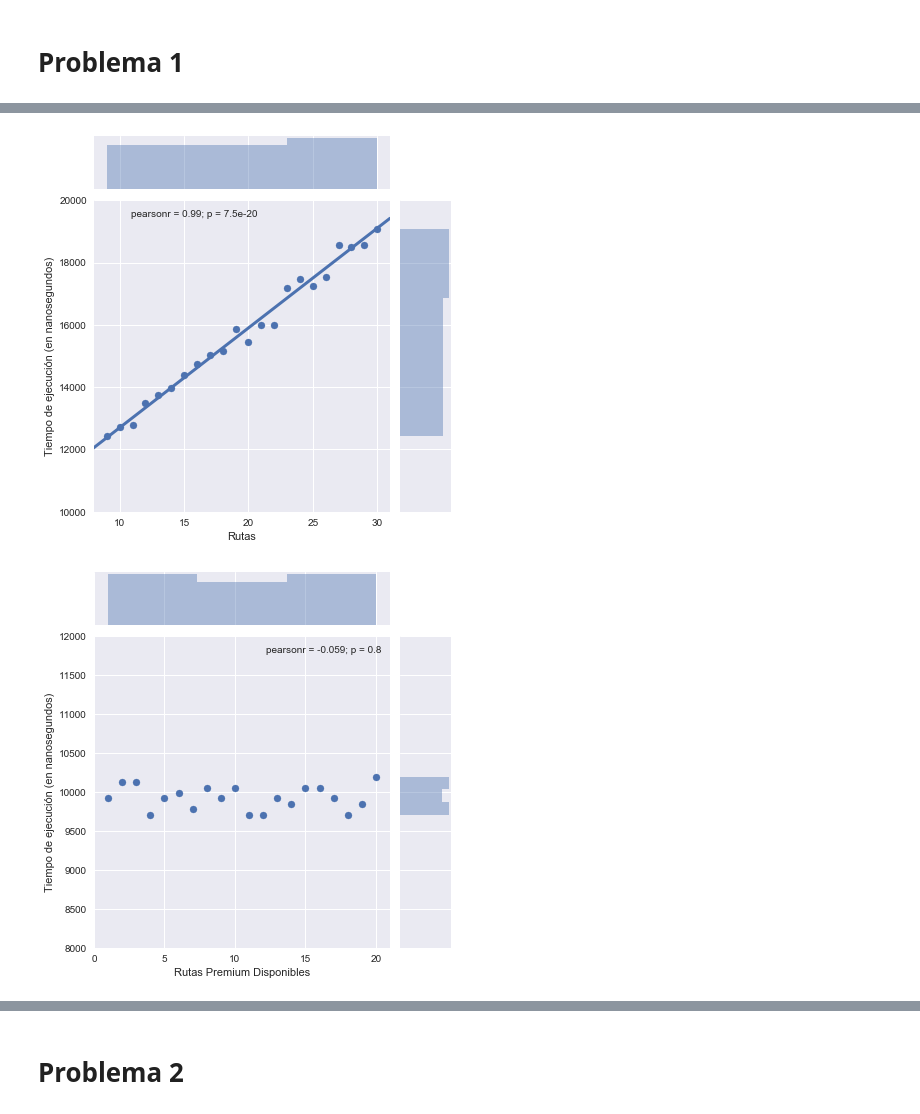
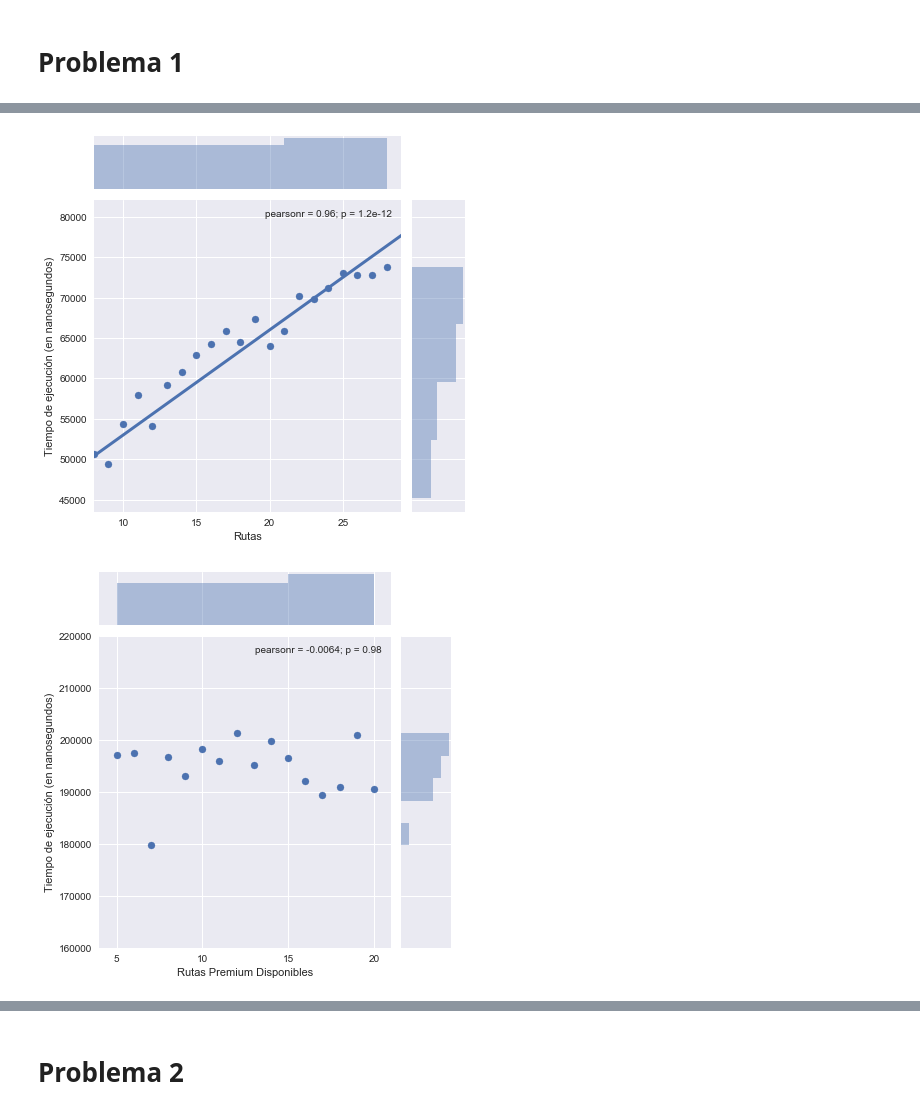
Before and after one commit to ZebaSz/algo3-tp2, a Jupyter notebook: informe/data/Algo3-TP2.ipynb, the cells around one changed output, grey strips where cells are left out. Saved outputs shown, nothing was run; the diff lists cells and outputs as text; code cells hidden in the pictures.

```diff
--- a/informe/data/Algo3-TP2.ipynb
+++ b/informe/data/Algo3-TP2.ipynb
@@ -38,24 +38,25 @@ plt.show()
 # %%
-dfB = df[(df.Ciudades == 10) & (df.Rutas > 0) & (df.TotalPremium == 3) & (df.LimitePremium == 2)]
+dfB = df[(df.Ciudades == 8) & (df.Rutas > 0) & (df.TotalPremium == 4) & (df.LimitePremium == 2)]
 
 #g = sns.lmplot(x='Rutas', y='Nanosegundos', data=dfB, size=7, aspect=1.4)
 #g.set(ylim=(0,20000))
 
 g = sns.jointplot(
     x=rutas, y=ns, data=dfB,
-    xlim=(8, 31), ylim=(10000,20000)
+    xlim=(8, 29)
 )
 g.set_axis_labels(xlabel=rutas, ylabel=tiempo)
+g.ax_joint.set(xticks=[10,15,20,25])
 
 nodos = range(7,32)
-complejidad = [(320 * n + 9500) for n in nodos]
+complejidad = [(1300 * n + 40000) for n in nodos]
 g.ax_joint.plot(nodos, complejidad, linewidth=3, color='#4C72B0', zorder=3)
 
 plt.show()
 # %% [output]
-[figure, old version]
+[figure, new version]
 # %%
-dfC = df[(df.Ciudades == 10) & (df.Rutas == 20) & (df.TotalPremium > 0) & (df.LimitePremium == 1)]
+dfC = df[(df.Ciudades == 10) & (df.Rutas == 30) & (df.TotalPremium > 0) & (df.LimitePremium == 5)]
 
 #g = sns.lmplot(x='TotalPremium', y='Nanosegundos', data=dfC, size=7, aspect=1.4)
 #g.set_axis_labels('Rutas Premium Existentes', 'Nanosegundos')
@@ -63,13 +64,13 @@ dfC = df[(df.Ciudades == 10) & (df.Rutas == 20) & (df.TotalPremium > 0) & (df.Li
 
 g = sns.jointplot(
     x='TotalPremium', y=ns, data=dfC,
-    xlim=(0, 21), ylim=(8000,12000)
+    xlim=(4, 21), ylim=(160000, 220000)
 )
 g.set_axis_labels(xlabel='Rutas Premium Disponibles', ylabel=tiempo)
-g.ax_joint.set(xticks=[0,5,10,15,20])
+g.ax_joint.set(xticks=[5,10,15,20])
 plt.show()
 # %% [output]
-[figure, old version]
+[figure, new version]
 # %%
 dfD = df[(df.Ciudades == 10) & (df.Rutas == 30) & (df.TotalPremium > 0) & (df.LimitePremium > 0)]
 
```
Also changed, not shown: parts of 3 cells of this notebook, 10 other files.
